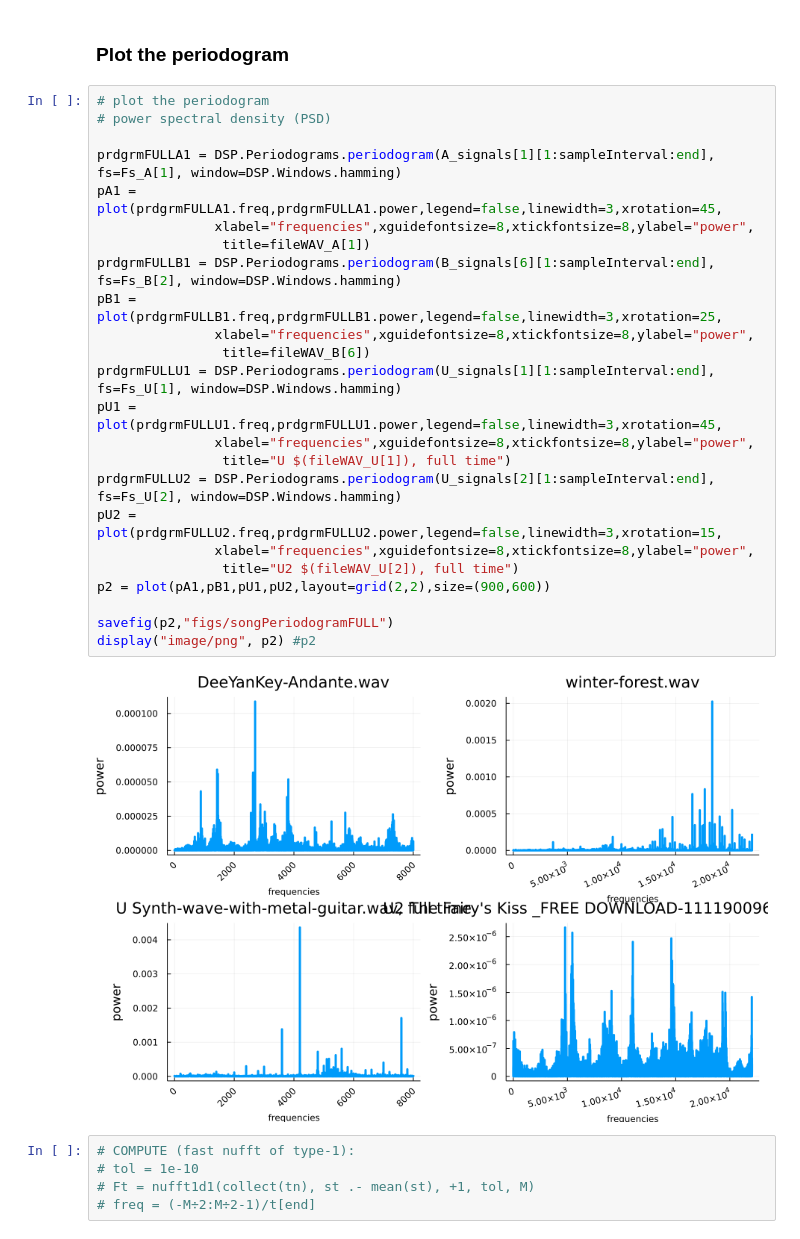
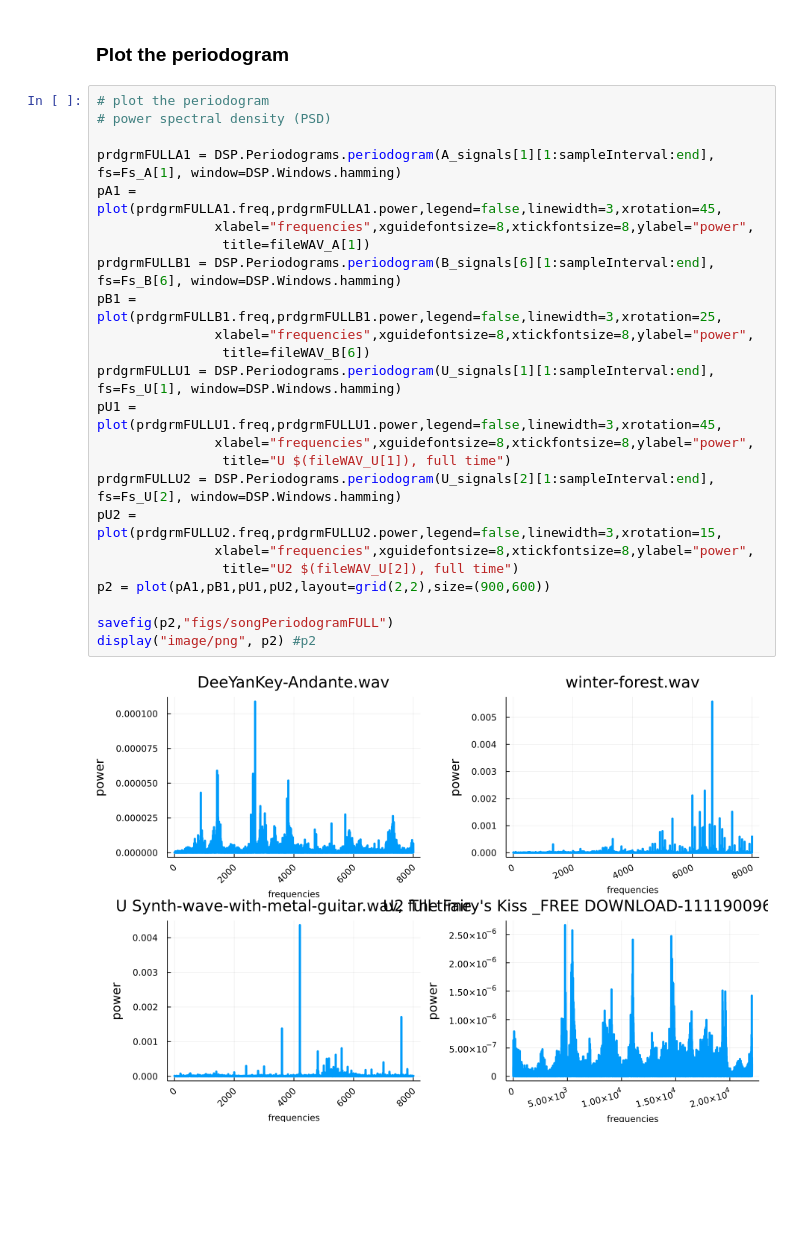
Before and after one commit to YuanEldaif/STA7722, a Jupyter notebook: STA7722 Assignment2.ipynb, the cells around one changed output. Drawn from its saved outputs; the diff is of its cells as text; blank space fills up the shorter version.

```diff
--- a/STA7722 Assignment2.ipynb
+++ b/STA7722 Assignment2.ipynb
@@ -149,31 +148,26 @@ display("image/png", p1) #p1
 # %%
 # plot the periodogram
 # power spectral density (PSD)
 
 prdgrmFULLA1 = DSP.Periodograms.periodogram(A_signals[1][1:sampleInterval:end], fs=Fs_A[1], window=DSP.Windows.hamming)
 pA1 = plot(prdgrmFULLA1.freq,prdgrmFULLA1.power,legend=false,linewidth=3,xrotation=45,
                xlabel="frequencies",xguidefontsize=8,xtickfontsize=8,ylabel="power",
                 title=fileWAV_A[1])
-prdgrmFULLB1 = DSP.Periodograms.periodogram(B_signals[6][1:sampleInterval:end], fs=Fs_B[2], window=DSP.Windows.hamming)
+prdgrmFULLB1 = DSP.Periodograms.periodogram(B_signals[6][1:sampleInterval:end], fs=Fs_B[6], window=DSP.Windows.hamming)
 pB1 = plot(prdgrmFULLB1.freq,prdgrmFULLB1.power,legend=false,linewidth=3,xrotation=25,
                xlabel="frequencies",xguidefontsize=8,xtickfontsize=8,ylabel="power",
                 title=fileWAV_B[6])
 prdgrmFULLU1 = DSP.Periodograms.periodogram(U_signals[1][1:sampleInterval:end], fs=Fs_U[1], window=DSP.Windows.hamming)
 pU1 = plot(prdgrmFULLU1.freq,prdgrmFULLU1.power,legend=false,linewidth=3,xrotation=45,
                xlabel="frequencies",xguidefontsize=8,xtickfontsize=8,ylabel="power",
                 title="U $(fileWAV_U[1]), full time")
 prdgrmFULLU2 = DSP.Periodograms.periodogram(U_signals[2][1:sampleInterval:end], fs=Fs_U[2], window=DSP.Windows.hamming)
 pU2 = plot(prdgrmFULLU2.freq,prdgrmFULLU2.power,legend=false,linewidth=3,xrotation=15,
                xlabel="frequencies",xguidefontsize=8,xtickfontsize=8,ylabel="power",
                 title="U2 $(fileWAV_U[2]), full time")
 p2 = plot(pA1,pB1,pU1,pU2,layout=grid(2,2),size=(900,600))
 
 savefig(p2,"figs/songPeriodogramFULL")
 display("image/png", p2) #p2
 # %% [output]
-[figure, old version]
+[figure, new version]
-# %%
-# COMPUTE (fast nufft of type-1):
-# tol = 1e-10
-# Ft = nufft1d1(collect(tn), st .- mean(st), +1, tol, M)
-# freq = (-M÷2:M÷2-1)/t[end]
```
Also changed, not shown: parts of 47 cells of this notebook.
